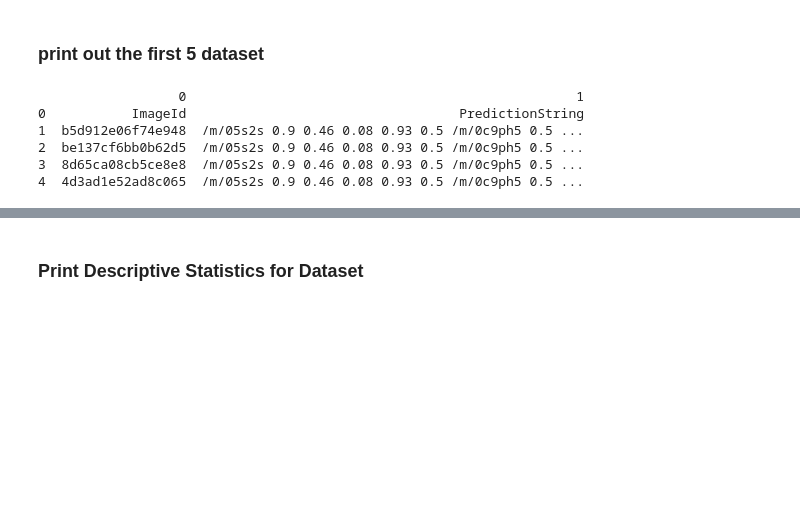
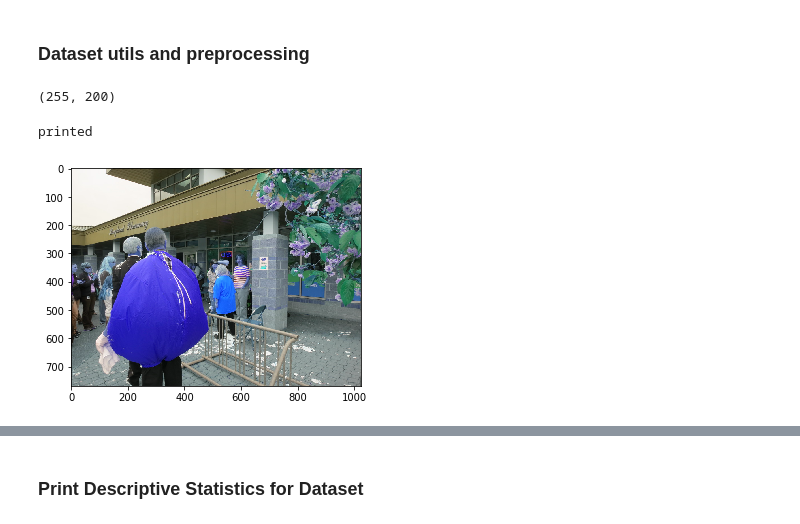
Before and after one commit to swifteaglek/Google-AI-object-detection, a Jupyter notebook: Capstone Image Detection.ipynb, the cells around one changed output, grey strips where cells are left out. Saved outputs shown, nothing was run; the diff lists cells and outputs as text; code cells hidden in the pictures; blank space fills up the shorter version.

```diff
--- a/Capstone Image Detection.ipynb
+++ b/Capstone Image Detection.ipynb
@@ -17,11 +29,0 @@ capimage = pd.read_csv("D:\SpringBoard\Project\Capstone\google-ai-open-images-ob
-# %% [markdown]
-### print out the first 5 dataset
-# %%
-print(capimage.head(5))
-# %% [output]
-                  0                                                  1
-0           ImageId                                   PredictionString
-1  b5d912e06f74e948  /m/05s2s 0.9 0.46 0.08 0.93 0.5 /m/0c9ph5 0.5 ...
-2  be137cf6bb0b62d5  /m/05s2s 0.9 0.46 0.08 0.93 0.5 /m/0c9ph5 0.5 ...
-3  8d65ca08cb5ce8e8  /m/05s2s 0.9 0.46 0.08 0.93 0.5 /m/0c9ph5 0.5 ...
-4  4d3ad1e52ad8c065  /m/05s2s 0.9 0.46 0.08 0.93 0.5 /m/0c9ph5 0.5 ...
@@ -27,0 +39,24 @@ print(capimage.head(5))
+# %% [markdown]
+### Dataset utils and preprocessing
+# %%
+import os
+import glob
+
+base_dir = os.path.join('D:/SpringBoard/Project/Capstone/OpenImages')
+train_dir = os.path.join(base_dir,'train')
+validation_dir = os.path.join(base_dir,'validation')
+
+train_files = glob.glob(train_dir+'/*.jpg')
+validation_files = glob.glob(validation_dir+'/*.jpg')
+len(train_files), len(validation_files)
+# %% [output]
+(255, 200)
+# %%
+# Load an image using 'imread' specifying the path to image
+
+image = cv2.imread('D:/SpringBoard/Project/Capstone/OpenImages/train/fcee8503fd335f25.jpg')
+plt.imshow(image)
+print("printed")
+# %% [output]
+printed
+[figure, added]
```
Also changed, not shown: parts of 21 cells of this notebook.
